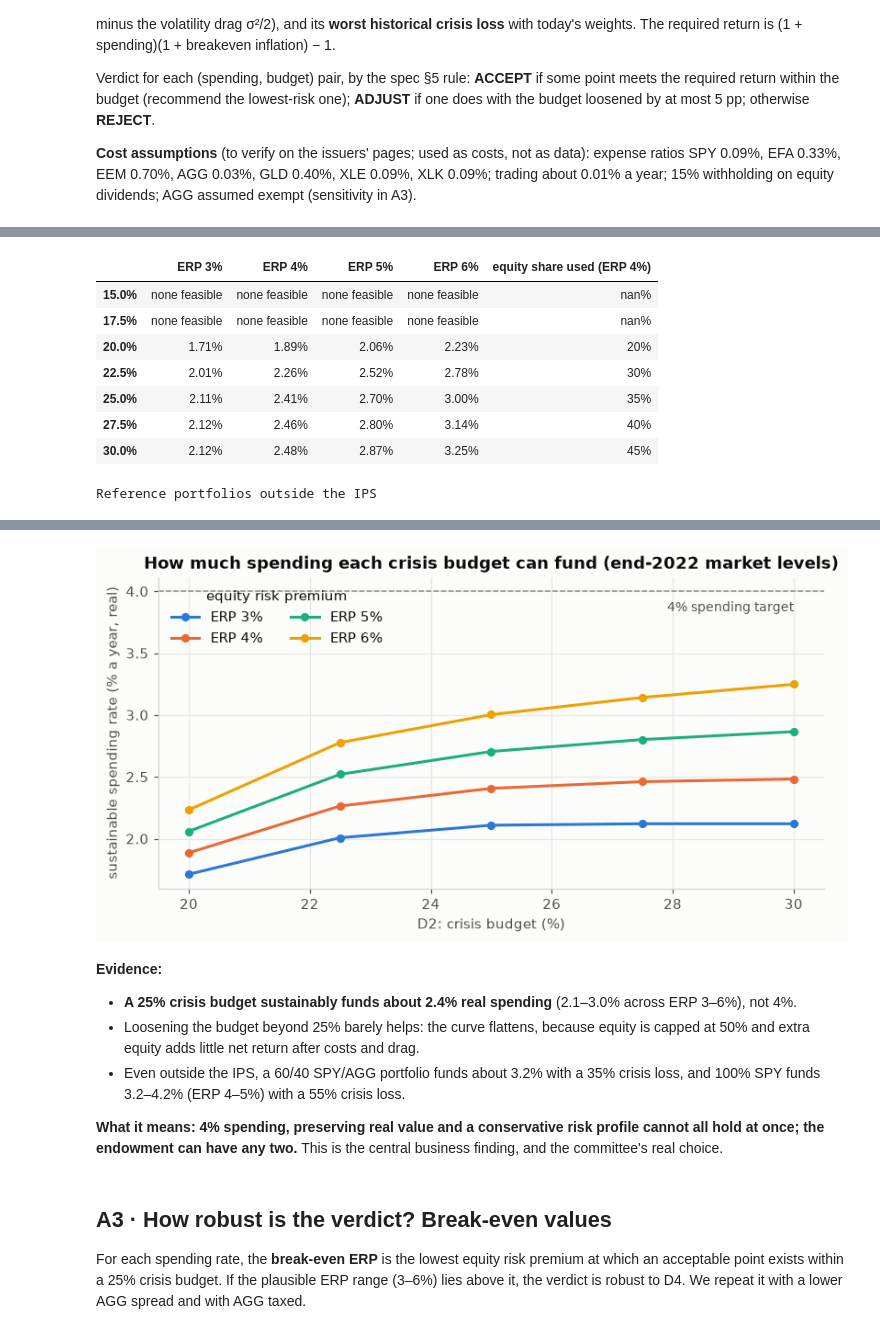
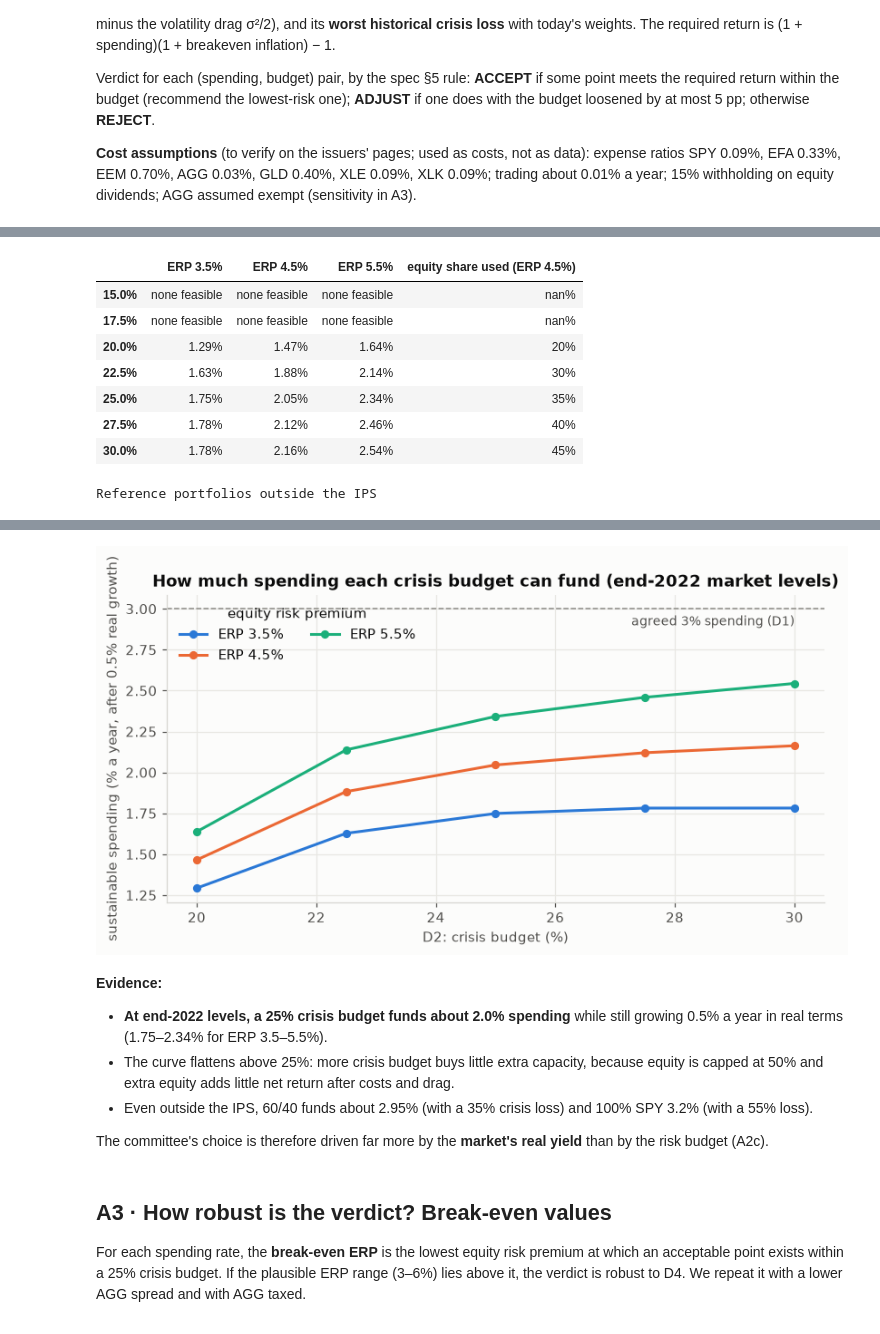
Before and after one commit to Pasidu-Mihiranga/QuantEdge, a Jupyter notebook: notebooks/06_decision.ipynb, the cells around one changed output, grey strips where cells are left out. Cells and saved outputs as stored; diff of their text form; code cells hidden in the pictures.

```diff
--- a/notebooks/06_decision.ipynb
+++ b/notebooks/06_decision.ipynb
@@ -133,7 +133,7 @@ Verdict for each (spending, budget) pair, by the spec §5 rule: **ACCEPT** if so
 
 **Cost assumptions** (to verify on the issuers' pages; used as costs, not as data): expense ratios SPY 0.09%, EFA 0.33%, EEM 0.70%, AGG 0.03%, GLD 0.40%, XLE 0.09%, XLK 0.09%; trading about 0.01% a year; 15% withholding on equity dividends; AGG assumed exempt (sensitivity in A3).
 # %%
-ERP_C, SPREAD_C = 0.04, 0.005                                        # provisional D4 central values
+ERP_C, SPREAD_C, GROWTH = 0.045, 0.005, 0.005                        # agreed D4 (ERP, AGG spread) and the real-growth margin (D1)
 EXPENSE = pd.Series({"SPY": .000945, "EFA": .0033, "EEM": .0070, "AGG": .0003, "GLD": .0040, "XLE": .0009, "XLK": .0009})
 y10, pi = fred("DGS10").iloc[-1] / 100, fred("T10YIE").iloc[-1] / 100
 est = R.iloc[-756:]
@@ -141,28 +141,31 @@ beta = (est.cov()["SPY"] / est["SPY"].var()).reindex(TICKERS)
 div_yield = (div.loc[R.index[-1] - pd.Timedelta(days=365):].sum() / close.iloc[-1]).reindex(TICKERS)
 WHT = pd.Series({t: 0.15 if t in EQUITY else 0.0 for t in TICKERS})
 
-def expected_return(w, erp=ERP_C, spread=SPREAD_C, agg_wht=0.0):
-    mu = pd.Series({t: (y10 + spread if t == "AGG" else pi if t == "GLD" else y10 + beta[t] * erp) for t in TICKERS})
+def expected_return(w, erp=ERP_C, spread=SPREAD_C, agg_wht=0.0, dy=0.0):
+    """Net geometric forward return; dy shifts the 10-year yield with inflation unchanged (a real-yield scenario)."""
+    y = y10 + dy
+    mu = pd.Series({t: (y + spread if t == "AGG" else pi if t == "GLD" else y + beta[t] * erp) for t in TICKERS})
     wht = WHT.copy(); wht["AGG"] = agg_wht
     net = mu - EXPENSE.reindex(TICKERS) - div_yield * wht - 0.0001
     return float(w @ net.to_numpy() - 0.5 * w @ S_long @ w)      # geometric (compound) return
 
 def required(s):
-    return (1 + s) * (1 + pi) - 1
+    return (1 + s) * (1 + GROWTH) * (1 + pi) - 1          # spending + real growth + inflation (objective: CPI + s + 0.5%)
 
-def verdict(s, dmax, erp=ERP_C, spread=SPREAD_C, agg_wht=0.0):
-    ok = [x for x in LEVELS if CRISIS[x] <= dmax + 1e-9 and expected_return(WEIGHTS[x], erp, spread, agg_wht) >= required(s)]
+def verdict(s, dmax, erp=ERP_C, spread=SPREAD_C, agg_wht=0.0, dy=0.0):
+    er = lambda x: expected_return(WEIGHTS[x], erp, spread, agg_wht, dy)
+    ok = [x for x in LEVELS if CRISIS[x] <= dmax + 1e-9 and er(x) >= required(s)]
     if ok:
         return "ACCEPT", min(ok)
-    near = [x for x in LEVELS if CRISIS[x] <= dmax + 0.05 + 1e-9 and expected_return(WEIGHTS[x], erp, spread, agg_wht) >= required(s)]
+    near = [x for x in LEVELS if CRISIS[x] <= dmax + 0.05 + 1e-9 and er(x) >= required(s)]
     return ("ADJUST", min(near)) if near else ("REJECT", None)
 
 fwd = pd.DataFrame({"net forward return": {f"{x:.0%}": expected_return(WEIGHTS[x]) for x in LEVELS},
                     "worst crisis loss": {f"{x:.0%}": CRISIS[x] for x in LEVELS}})
-print(f"breakeven inflation {pi:.2%}; required return at 4% spending {required(0.04):.2%}")
+print(f"breakeven inflation {pi:.2%}; required return at the agreed 3% spending + 0.5% growth: {required(0.03):.2%}")
 display(fwd.style.format("{:.2%}"))
 
-SPEND = [0.030, 0.035, 0.040, 0.045, 0.050]
+SPEND = [0.025, 0.030, 0.035, 0.040, 0.045, 0.050]
 DMAX = [0.150, 0.175, 0.200, 0.225, 0.250, 0.275, 0.300]
 grid = {(s, d): verdict(s, d) for s in SPEND for d in DMAX}
 COLOR = {"ACCEPT": "#0ca30c", "ADJUST": "#fab219", "REJECT": "#d03b3b"}
@@ -173,7 +176,7 @@ for i, s in enumerate(SPEND):
         ax.add_patch(plt.Rectangle((j, i), 0.96, 0.92, color=to_rgba(COLOR[v], 0.28), linewidth=0))
         ax.text(j + 0.48, i + 0.46, v + ("" if x is None else f"\n{x:.0%} equity"), ha="center", va="center", fontsize=8.5, color=INK)
 ax.set(xlim=(0, len(DMAX)), ylim=(0, len(SPEND)), xlabel="D2: crisis budget (worst loss the committee accepts)",
-       ylabel="D1: spending rate", title="Decision map: verdict for every spending rate and crisis budget (ERP 4%)")
+       ylabel="D1: spending rate", title="Decision map: verdict for every spending rate and crisis budget (ERP 4.5%, 0.5% real growth)")
 ax.set_xticks(np.arange(len(DMAX)) + 0.48, [f"{d:.1%}" for d in DMAX]); ax.set_yticks(np.arange(len(SPEND)) + 0.46, [f"{s:.1%}" for s in SPEND])
 ax.grid(False)
 plt.show()
@@ -200,33 +203,33 @@ def best_feasible(dmax, erp):
     if not feas:
         return None, np.nan
     x = max(feas, key=lambda v: expected_return(WEIGHTS[v], erp))
-    return x, (1 + expected_return(WEIGHTS[x], erp)) / (1 + pi) - 1
-ERPS = [0.03, 0.04, 0.05, 0.06]
-sust = pd.DataFrame({f"ERP {e:.0%}": {f"{d:.1%}": best_feasible(d, e)[1] for d in DMAX} for e in ERPS})
-used = pd.Series({f"{d:.1%}": best_feasible(d, ERP_C)[0] for d in DMAX}, name="equity share used (ERP 4%)")
+    return x, (1 + expected_return(WEIGHTS[x], erp)) / ((1 + pi) * (1 + GROWTH)) - 1
+ERPS = [0.035, 0.045, 0.055]
+sust = pd.DataFrame({f"ERP {e:.1%}": {f"{d:.1%}": best_feasible(d, e)[1] for d in DMAX} for e in ERPS})
+used = pd.Series({f"{d:.1%}": best_feasible(d, ERP_C)[0] for d in DMAX}, name="equity share used (ERP 4.5%)")
 display(pd.concat([sust, used.map(lambda v: "none feasible" if v is None else f"{v:.0%}")], axis=1)
         .style.format({c: "{:.2%}" for c in sust.columns}, na_rep="none feasible"))
 ref_w = {"60/40 SPY/AGG": np.array([.6 if t == "SPY" else .4 if t == "AGG" else 0 for t in TICKERS]),
          "100% SPY": np.array([1.0 if t == "SPY" else 0 for t in TICKERS])}
-ref = pd.DataFrame({k: {**{f"sustainable spending, ERP {e:.0%}": (1 + expected_return(wv, e)) / (1 + pi) - 1 for e in ERPS},
+ref = pd.DataFrame({k: {**{f"sustainable spending, ERP {e:.1%}": (1 + expected_return(wv, e)) / ((1 + pi) * (1 + GROWTH)) - 1 for e in ERPS},
                         "worst crisis loss": crisis_loss(wv)} for k, wv in ref_w.items()}).T
 display(ref.style.format("{:.2%}").set_caption("Reference portfolios outside the IPS"))
 fig, ax = plt.subplots(figsize=(8.5, 4))
-for e, colr in zip(ERPS, [BLUE, ORANGE, AQUA, "#eda100"]):
-    ax.plot([d * 100 for d in DMAX], sust[f"ERP {e:.0%}"] * 100, color=colr, marker="o", markersize=5, label=f"ERP {e:.0%}")
-ax.axhline(4.0, color=GREY, linestyle="--", linewidth=1)
-ax.text(DMAX[-1] * 100, 3.92, "4% spending target", color=INK2, fontsize=9, ha="right", va="top")
-ax.set(xlabel="D2: crisis budget (%)", ylabel="sustainable spending rate (% a year, real)",
+for e, colr in zip(ERPS, [BLUE, ORANGE, AQUA]):
+    ax.plot([d * 100 for d in DMAX], sust[f"ERP {e:.1%}"] * 100, color=colr, marker="o", markersize=5, label=f"ERP {e:.1%}")
+ax.axhline(3.0, color=GREY, linestyle="--", linewidth=1)
+ax.text(DMAX[-1] * 100, 2.96, "agreed 3% spending (D1)", color=INK2, fontsize=9, ha="right", va="top")
+ax.set(xlabel="D2: crisis budget (%)", ylabel="sustainable spending (% a year, after 0.5% real growth)",
        title="How much spending each crisis budget can fund (end-2022 market levels)")
 ax.legend(loc="upper left", title="equity risk premium", ncol=2)
 plt.show()
 # %% [output]
-|  | ERP 3% | ERP 4% | ERP 5% | ERP 6% | equity share used (ERP 4%) |
-| 15.0% | none feasible | none feasible | none feasible | none feasible | nan% |
-| 17.5% | none feasible | none feasible | none feasible | none feasible | nan% |
-| 20.0% | 1.71% | 1.89% | 2.06% | 2.23% | 20% |
-| 22.5% | 2.01% | 2.26% | 2.52% | 2.78% | 30% |
-| 25.0% | 2.11% | 2.41% | 2.70% | 3.00% | 35% |
-| 27.5% | 2.12% | 2.46% | 2.80% | 3.14% | 40% |
-| 30.0% | 2.12% | 2.48% | 2.87% | 3.25% | 45% |
+|  | ERP 3.5% | ERP 4.5% | ERP 5.5% | equity share used (ERP 4.5%) |
+| 15.0% | none feasible | none feasible | none feasible | nan% |
+| 17.5% | none feasible | none feasible | none feasible | nan% |
+| 20.0% | 1.29% | 1.47% | 1.64% | 20% |
+| 22.5% | 1.63% | 1.88% | 2.14% | 30% |
+| 25.0% | 1.75% | 2.05% | 2.34% | 35% |
+| 27.5% | 1.78% | 2.12% | 2.46% | 40% |
+| 30.0% | 1.78% | 2.16% | 2.54% | 45% |
 Reference portfolios outside the IPS
@@ -236,11 +239,11 @@ Reference portfolios outside the IPS
-[figure, old version]
+[figure, new version]
 # %% [markdown]
 **Evidence:**
-- **A 25% crisis budget sustainably funds about 2.4% real spending** (2.1–3.0% across ERP 3–6%), not 4%.
-- Loosening the budget beyond 25% barely helps: the curve flattens, because equity is capped at 50% and extra equity adds little net return after costs and drag.
-- Even outside the IPS, a 60/40 SPY/AGG portfolio funds about 3.2% with a 35% crisis loss, and 100% SPY funds 3.2–4.2% (ERP 4–5%) with a 55% crisis loss.
+- **At end-2022 levels, a 25% crisis budget funds about 2.0% spending** while still growing 0.5% a year in real terms (1.75–2.34% for ERP 3.5–5.5%).
+- The curve flattens above 25%: more crisis budget buys little extra capacity, because equity is capped at 50% and extra equity adds little net return after costs and drag.
+- Even outside the IPS, 60/40 funds about 2.95% (with a 35% crisis loss) and 100% SPY 3.2% (with a 55% loss).
 
-**What it means:** **4% spending, preserving real value and a conservative risk profile cannot all hold at once; the endowment can have any two.** This is the central business finding, and the committee's real choice.
+The committee's choice is therefore driven far more by the **market's real yield** than by the risk budget (A2c).
 # %% [markdown]
 ## A3 · How robust is the verdict? Break-even values
 
```
Also changed, not shown: parts of 14 cells of this notebook, 13 other files.
